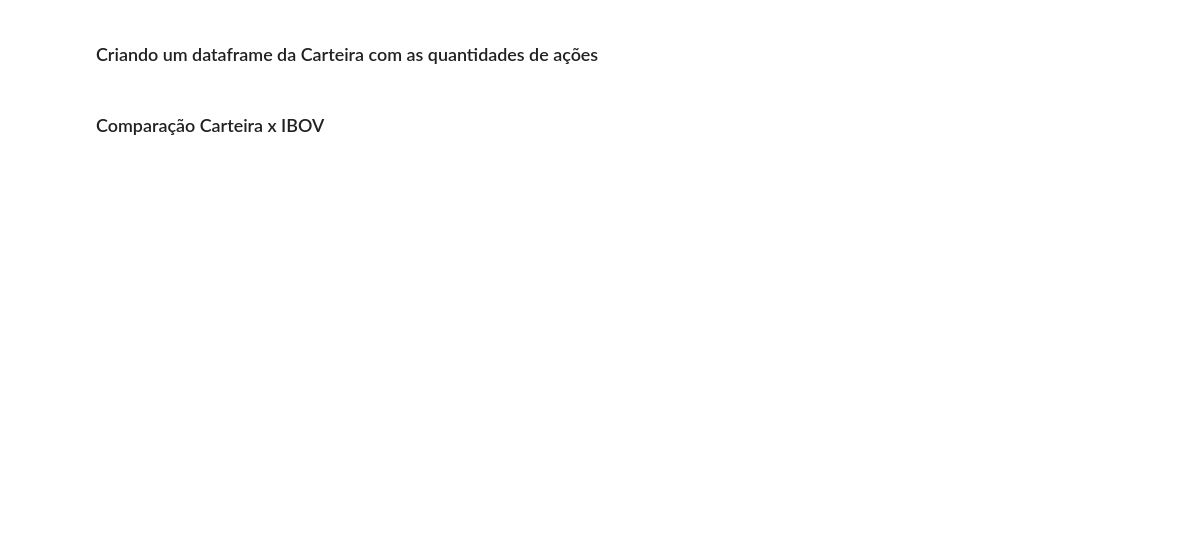
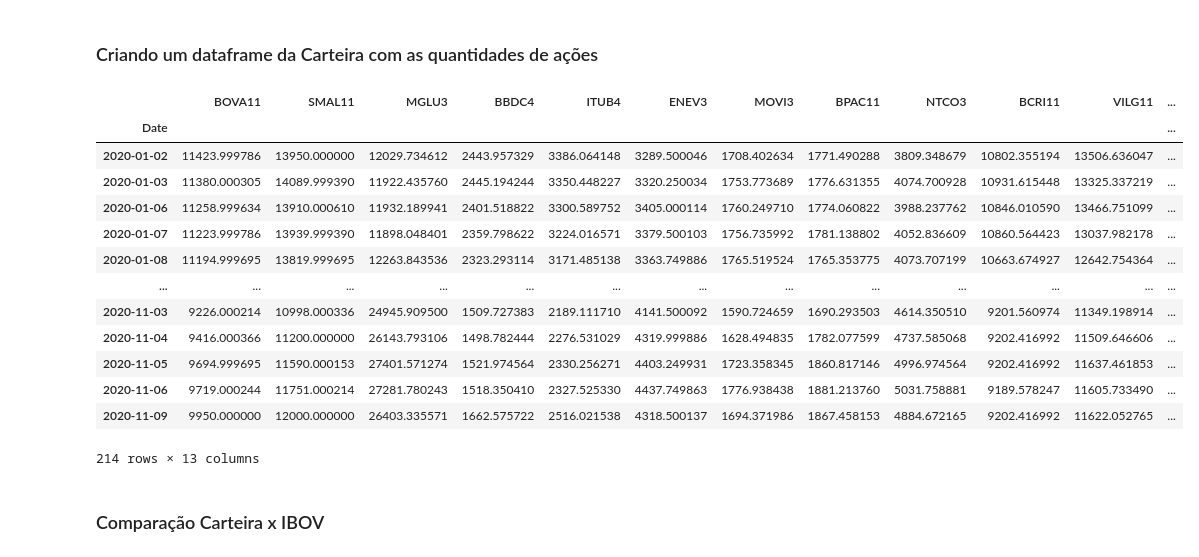
Before and after one commit to GabriellCabrall/python-impressionador, a Jupyter notebook: Modulo_29_Integracao_python_Financas/Python e Finanças 02.ipynb, the cells around one changed output. Drawn from its saved outputs; the diff is of its cells as text; code cells hidden in the pictures; blank space fills up the shorter version.

```diff
--- a/Modulo_29_Integracao_python_Financas/Python e Finanças 02.ipynb
+++ b/Modulo_29_Integracao_python_Financas/Python e Finanças 02.ipynb
@@ -140,4 +157,26 @@ plt.show()
 # %% [markdown]
 ### Criando um dataframe da Carteira com as quantidades de ações
+# %%
+valor_investido = pd.DataFrame()
+
+for ativo in carteira['Ativos']:
+    valor_investido[ativo] = cotacoes_carteira[ativo] * carteira.loc[carteira['Ativos']==ativo, 'Qtde'].values[0]
+
+display(valor_investido)
+# %% [output]
+|  | BOVA11 | SMAL11 | MGLU3 | BBDC4 | ITUB4 | ENEV3 | MOVI3 | BPAC11 | NTCO3 | BCRI11 | VILG11 | ... |
+| Date |  |  |  |  |  |  |  |  |  |  |  | ... |
+| 2020-01-02 | 11423.999786 | 13950.000000 | 12029.734612 | 2443.957329 | 3386.064148 | 3289.500046 | 1708.402634 | 1771.490288 | 3809.348679 | 10802.355194 | 13506.636047 | ... |
+| 2020-01-03 | 11380.000305 | 14089.999390 | 11922.435760 | 2445.194244 | 3350.448227 | 3320.250034 | 1753.773689 | 1776.631355 | 4074.700928 | 10931.615448 | 13325.337219 | ... |
+| 2020-01-06 | 11258.999634 | 13910.000610 | 11932.189941 | 2401.518822 | 3300.589752 | 3405.000114 | 1760.249710 | 1774.060822 | 3988.237762 | 10846.010590 | 13466.751099 | ... |
+| 2020-01-07 | 11223.999786 | 13939.999390 | 11898.048401 | 2359.798622 | 3224.016571 | 3379.500103 | 1756.735992 | 1781.138802 | 4052.836609 | 10860.564423 | 13037.982178 | ... |
+| 2020-01-08 | 11194.999695 | 13819.999695 | 12263.843536 | 2323.293114 | 3171.485138 | 3363.749886 | 1765.519524 | 1765.353775 | 4073.707199 | 10663.674927 | 12642.754364 | ... |
+| ... | ... | ... | ... | ... | ... | ... | ... | ... | ... | ... | ... | ... |
+| 2020-11-03 | 9226.000214 | 10998.000336 | 24945.909500 | 1509.727383 | 2189.111710 | 4141.500092 | 1590.724659 | 1690.293503 | 4614.350510 | 9201.560974 | 11349.198914 | ... |
+| 2020-11-04 | 9416.000366 | 11200.000000 | 26143.793106 | 1498.782444 | 2276.531029 | 4319.999886 | 1628.494835 | 1782.077599 | 4737.585068 | 9202.416992 | 11509.646606 | ... |
+| 2020-11-05 | 9694.999695 | 11590.000153 | 27401.571274 | 1521.974564 | 2330.256271 | 4403.249931 | 1723.358345 | 1860.817146 | 4996.974564 | 9202.416992 | 11637.461853 | ... |
+| 2020-11-06 | 9719.000244 | 11751.000214 | 27281.780243 | 1518.350410 | 2327.525330 | 4437.749863 | 1776.938438 | 1881.213760 | 5031.758881 | 9189.578247 | 11605.733490 | ... |
+| 2020-11-09 | 9950.000000 | 12000.000000 | 26403.335571 | 1662.575722 | 2516.021538 | 4318.500137 | 1694.371986 | 1867.458153 | 4884.672165 | 9202.416992 | 11622.052765 | ... |
+214 rows × 13 columns
 # %% [markdown]
 ### Comparação Carteira x IBOV
```
Also changed, not shown: parts of 5 cells of this notebook.
